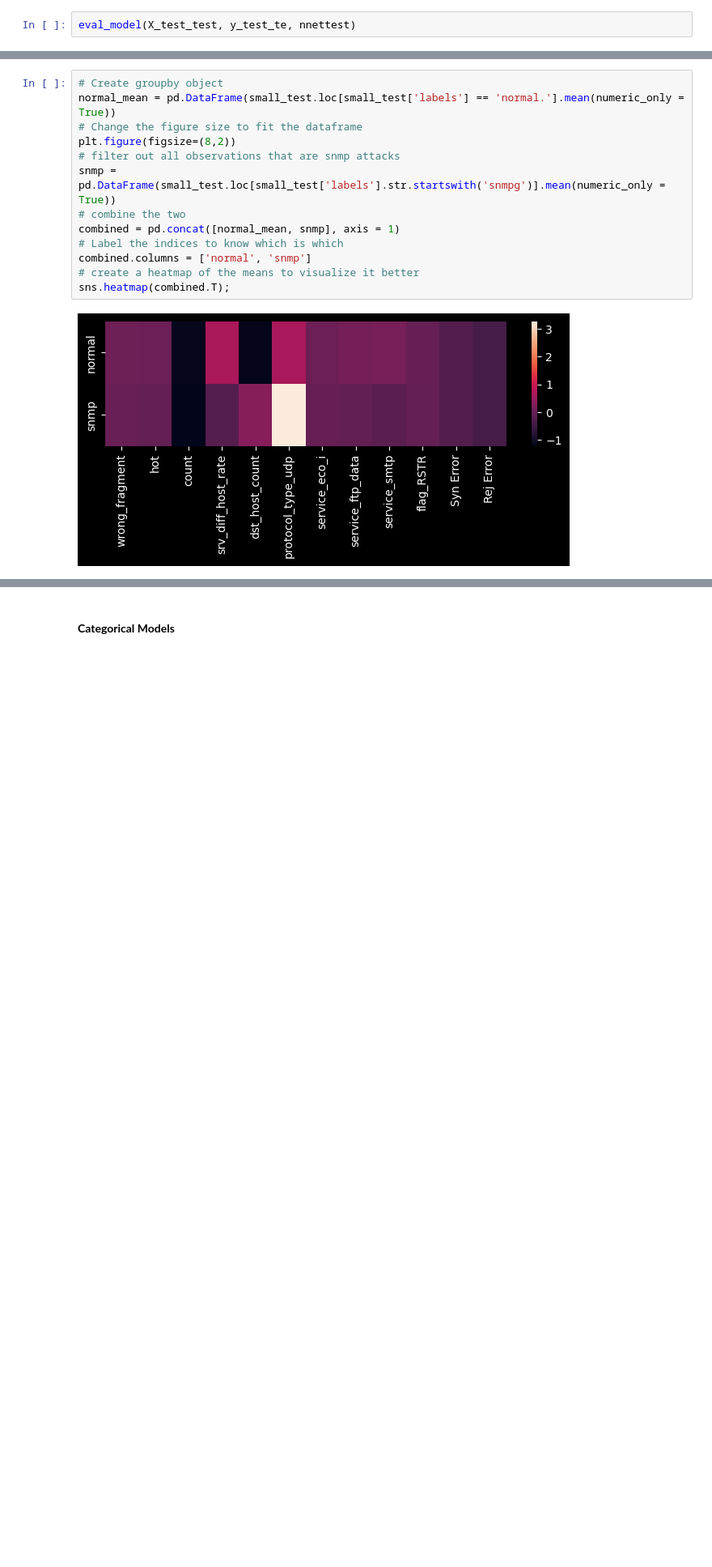
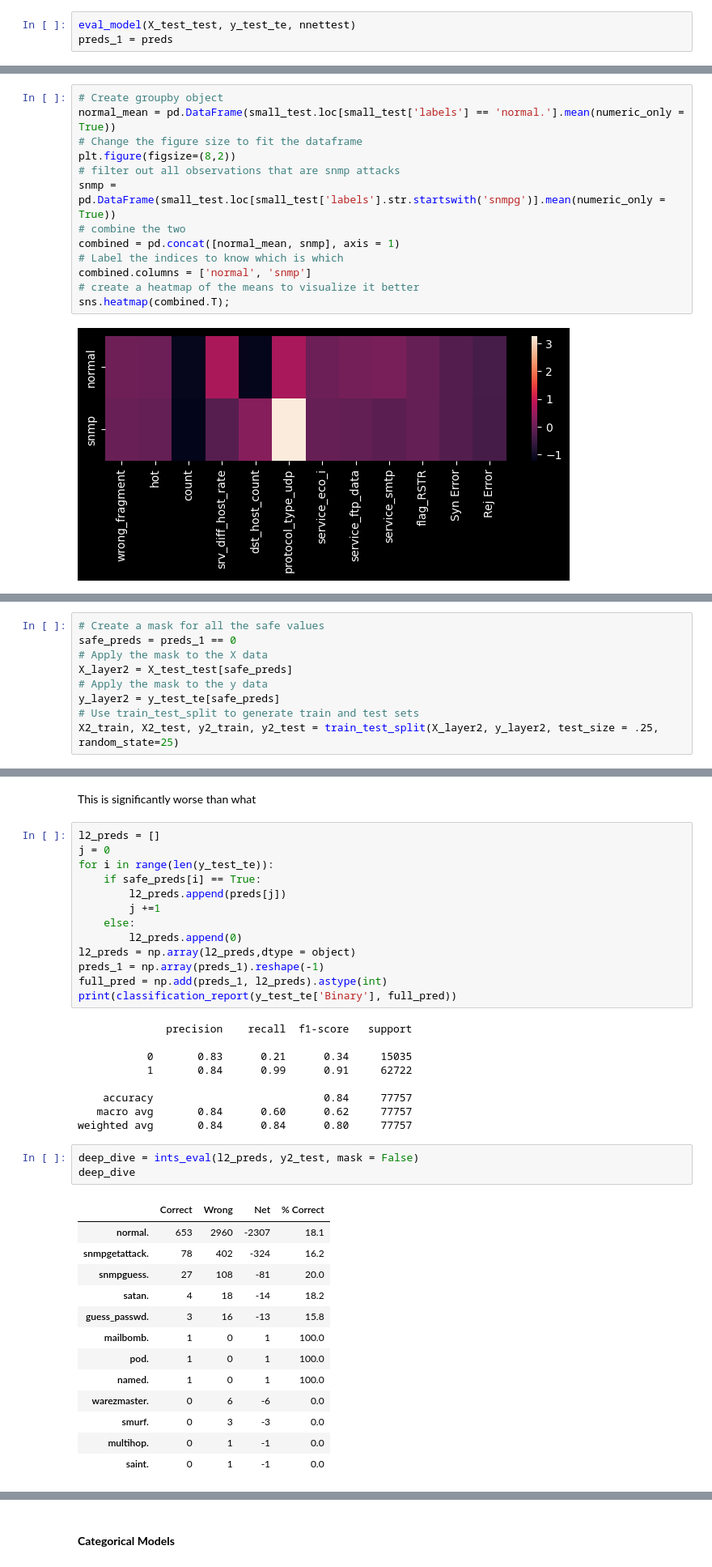
Before and after one commit to Jewdah18/Network-Intrusions, a Jupyter notebook: notebooks/Modelling.ipynb, the cells around one changed output, grey strips where cells are left out. Shown at 81% size. Cells and saved outputs as stored; diff of their text form; blank space fills up the shorter version.

```diff
--- a/notebooks/Modelling.ipynb
+++ b/notebooks/Modelling.ipynb
@@ -478,5 +478,6 @@ Epoch [10/10], Step [233001/233271], Loss: 0.0646, Accuracy: 0.9668
 # %%
 eval_model(X_test_test, y_test_te, nnettest)
+preds_1 = preds
 # %% [output]
               precision    recall  f1-score   support
 
@@ -537,0 +535,9 @@ safe_pred =
+# %%
+# Create a mask for all the safe values
+safe_preds = preds_1 == 0
+# Apply the mask to the X data
+X_layer2 = X_test_test[safe_preds]
+# Apply the mask to the y data
+y_layer2 = y_test_te[safe_preds]
+# Use train_test_split to generate train and test sets
+X2_train, X2_test, y2_train, y2_test = train_test_split(X_layer2, y_layer2, test_size = .25, random_state=25)
@@ -537,0 +569,41 @@ safe_pred =
+# %% [markdown]
+This is significantly worse than what
+# %%
+l2_preds = []
+j = 0
+for i in range(len(y_test_te)):
+    if safe_preds[i] == True:
+        l2_preds.append(preds[j])
+        j +=1
+    else:
+        l2_preds.append(0)
+l2_preds = np.array(l2_preds,dtype = object)
+preds_1 = np.array(preds_1).reshape(-1)
+full_pred = np.add(preds_1, l2_preds).astype(int)
+print(classification_report(y_test_te['Binary'], full_pred))
+# %% [output]
+              precision    recall  f1-score   support
+
+           0       0.83      0.21      0.34     15035
+           1       0.84      0.99      0.91     62722
+
+    accuracy                           0.84     77757
+   macro avg       0.84      0.60      0.62     77757
+weighted avg       0.84      0.84      0.80     77757
+# %%
+deep_dive = ints_eval(l2_preds, y2_test, mask = False)
+deep_dive
+# %% [output]
+|  | Correct | Wrong | Net | % Correct |
+| normal. | 653 | 2960 | -2307 | 18.1 |
+| snmpgetattack. | 78 | 402 | -324 | 16.2 |
+| snmpguess. | 27 | 108 | -81 | 20.0 |
+| satan. | 4 | 18 | -14 | 18.2 |
+| guess_passwd. | 3 | 16 | -13 | 15.8 |
+| mailbomb. | 1 | 0 | 1 | 100.0 |
+| pod. | 1 | 0 | 1 | 100.0 |
+| named. | 1 | 0 | 1 | 100.0 |
+| warezmaster. | 0 | 6 | -6 | 0.0 |
+| smurf. | 0 | 3 | -3 | 0.0 |
+| multihop. | 0 | 1 | -1 | 0.0 |
+| saint. | 0 | 1 | -1 | 0.0 |
```
Also changed, not shown: parts of 25 cells of this notebook.
